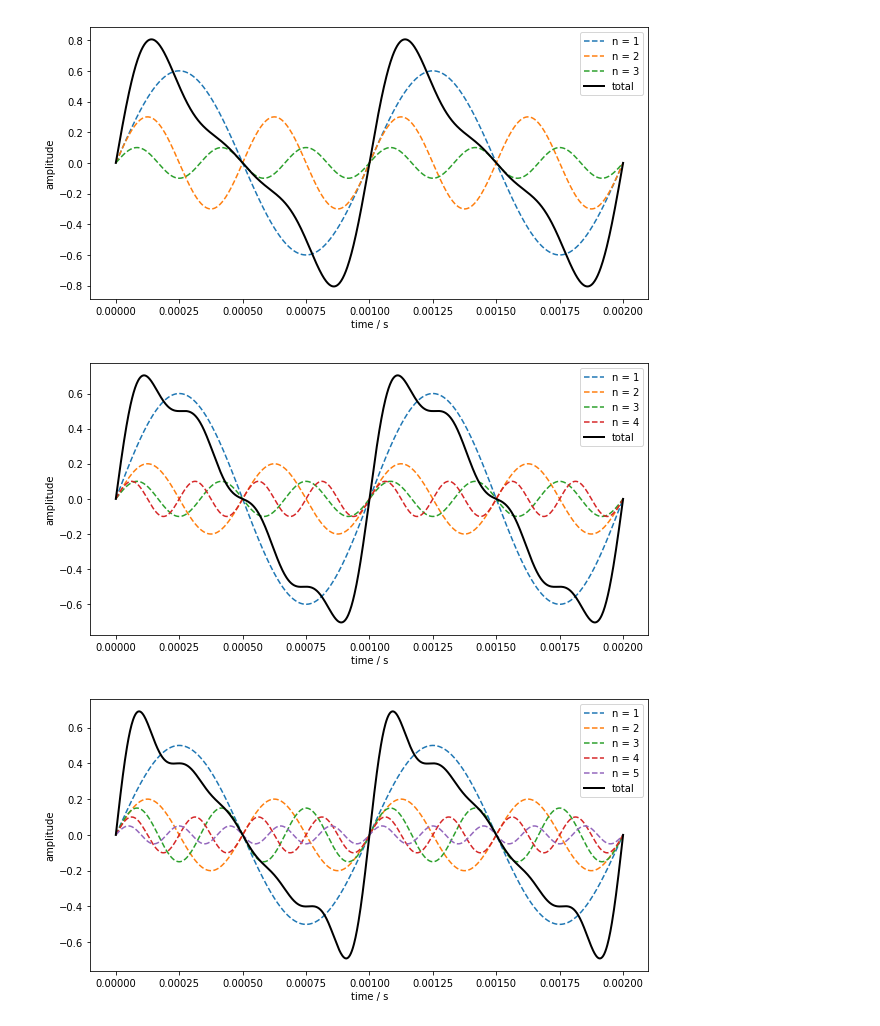
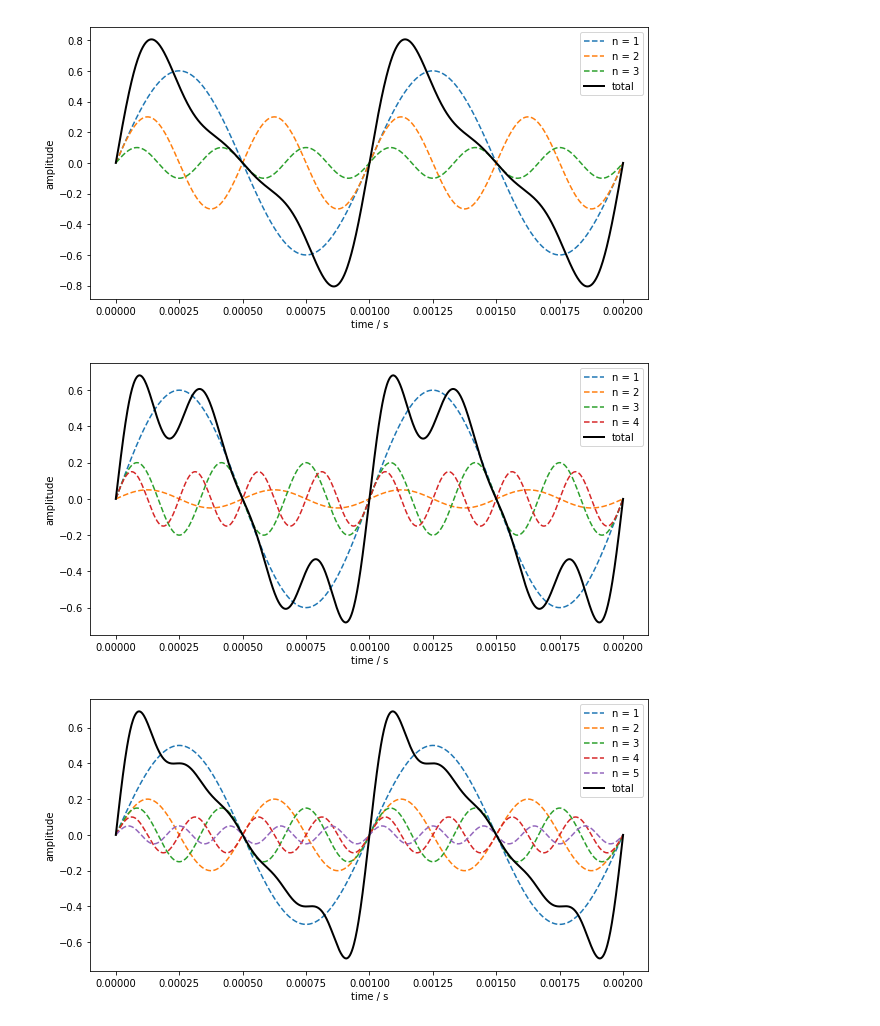
Before and after one commit to JackRBlack/scientific-computing, a Jupyter notebook: sound-wave.ipynb, the cells around one changed output. Drawn from its saved outputs; the diff is of its cells as text; code cells hidden in the pictures.

```diff
--- a/sound-wave.ipynb
+++ b/sound-wave.ipynb
@@ -4,10 +13,10 @@ import matplotlib.pyplot as plt
 # %%
 def wave_generator(freq, time):
     '''
-        Generate sine-shape wave with specific freqency.
+        Generate sine-shape wave with specific frequency.
 
         args:
-            freq : [double] freqency in Hz.
+            freq : [double] frequency in Hz.
             time : [np.array] a time series, e.g. np.linspace(0, 10, 1000).
 
         return:
@@ -18,10 +27,10 @@ def wave_generator(freq, time):
 
 def harmonic_waves_generator(freq_0, harmonic_series, time):
     '''
-        Generate a set of harmonic waves with specific fundamental freqency.
+        Generate a set of harmonic waves with specific fundamental frequency.
 
         args:
-            freq_0 : [double] fundamental freqency in Hz.
+            freq_0 : [double] fundamental frequency in Hz.
             harmonic_series : [np.array] an array of amplitudes for different harmonic waves.
             time : [np.array] a time series, e.g. np.linspace(0, 10, 1000).
 
@@ -84,11 +97,11 @@ plot_harmonic_waves(time, waves)
 [figure]
 # %%
 time = np.linspace(0, 0.002, 1000)
-harmonic_series = np.array([0.6, 0.2, 0.1, 0.1])
+harmonic_series = np.array([0.6, 0.05, 0.2, 0.15])
 waves = harmonic_waves_generator(1000, harmonic_series, time)
 plot_harmonic_waves(time, waves)
 # %% [output]
-[figure, old version]
+[figure, new version]
 # %%
 time = np.linspace(0, 0.002, 1000)
 harmonic_series = np.array([0.5, 0.2, 0.15, 0.1, 0.05])
```
Also changed, not shown: parts of 5 cells of this notebook.
